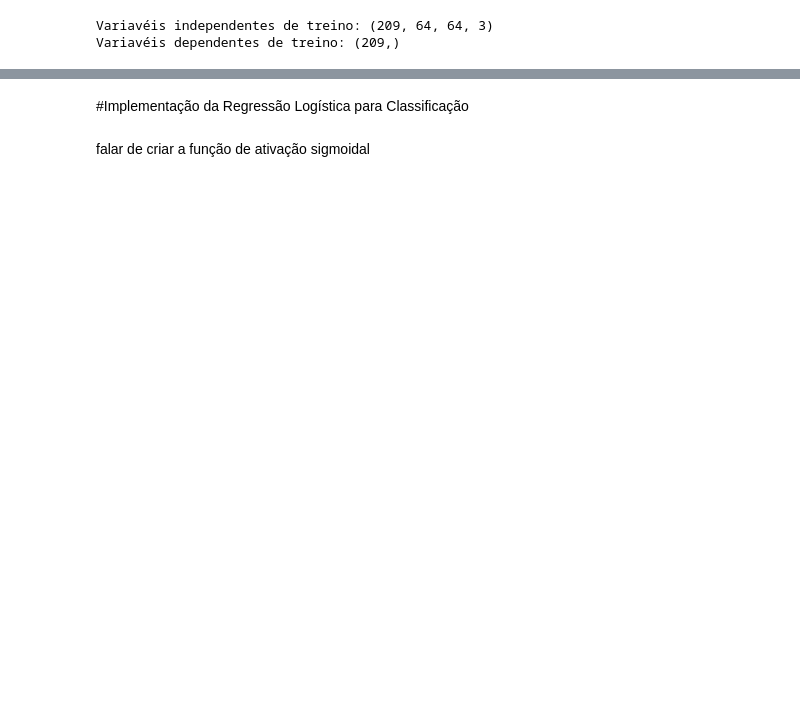
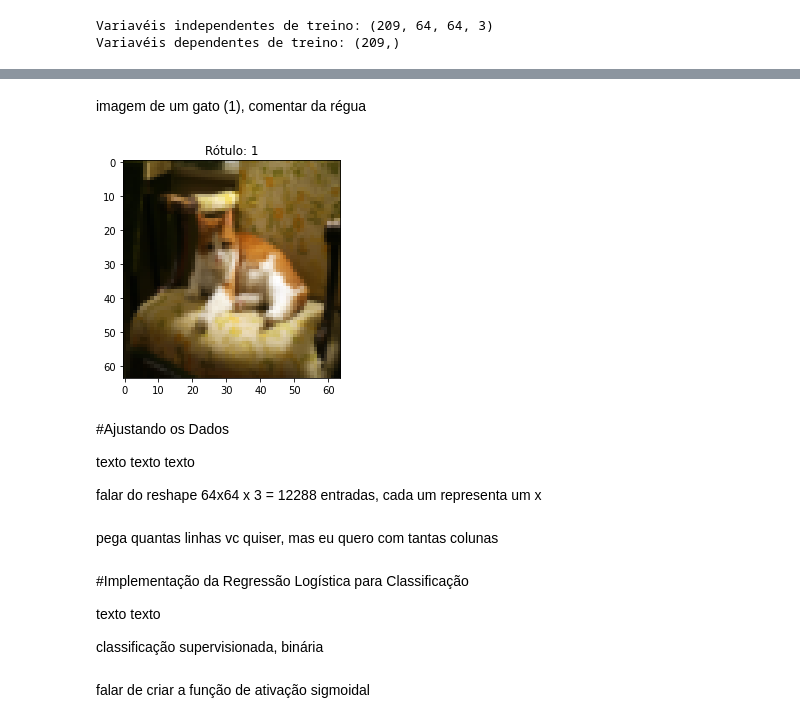
Before and after one commit to FerrazThales/Redes-Neurais, a Jupyter notebook: Cat_and_NonCat_with_Logistics_Regression.ipynb, the cells around one changed output, grey strips where cells are left out. Cells and saved outputs as stored; diff of their text form; code cells hidden in the pictures; blank space fills up the shorter version.

```diff
--- a/Cat_and_NonCat_with_Logistics_Regression.ipynb
+++ b/Cat_and_NonCat_with_Logistics_Regression.ipynb
@@ -53,0 +126,15 @@ Variavéis dependentes de treino: (50,)
+# %% [markdown]
+imagem de um gato (1), comentar da régua
+# %%
+#exibindo a imagem de um gato da base de treino
+plt.imshow(x_train[7])
+plt.title('Rótulo: {}'.format(y_train[7]));
+# %% [output]
+[figure, added]
+# %% [markdown]
+#Ajustando os Dados
+
+texto texto texto
+
+falar do reshape
+ 64x64 x 3 = 12288 entradas, cada um representa um x
@@ -53,0 +147,2 @@ Variavéis dependentes de treino: (50,)
+# %% [markdown]
+pega quantas linhas vc quiser, mas eu quero com tantas colunas
@@ -54,5 +161,9 @@ Variavéis dependentes de treino: (50,)
 # %% [markdown]
 #Implementação da Regressão Logística para Classificação
+
+texto texto
+
+classificação supervisionada, binária
 # %% [markdown]
 falar de criar a função de ativação sigmoidal
 # %%
```
Also changed, not shown: parts of 12 cells of this notebook.
